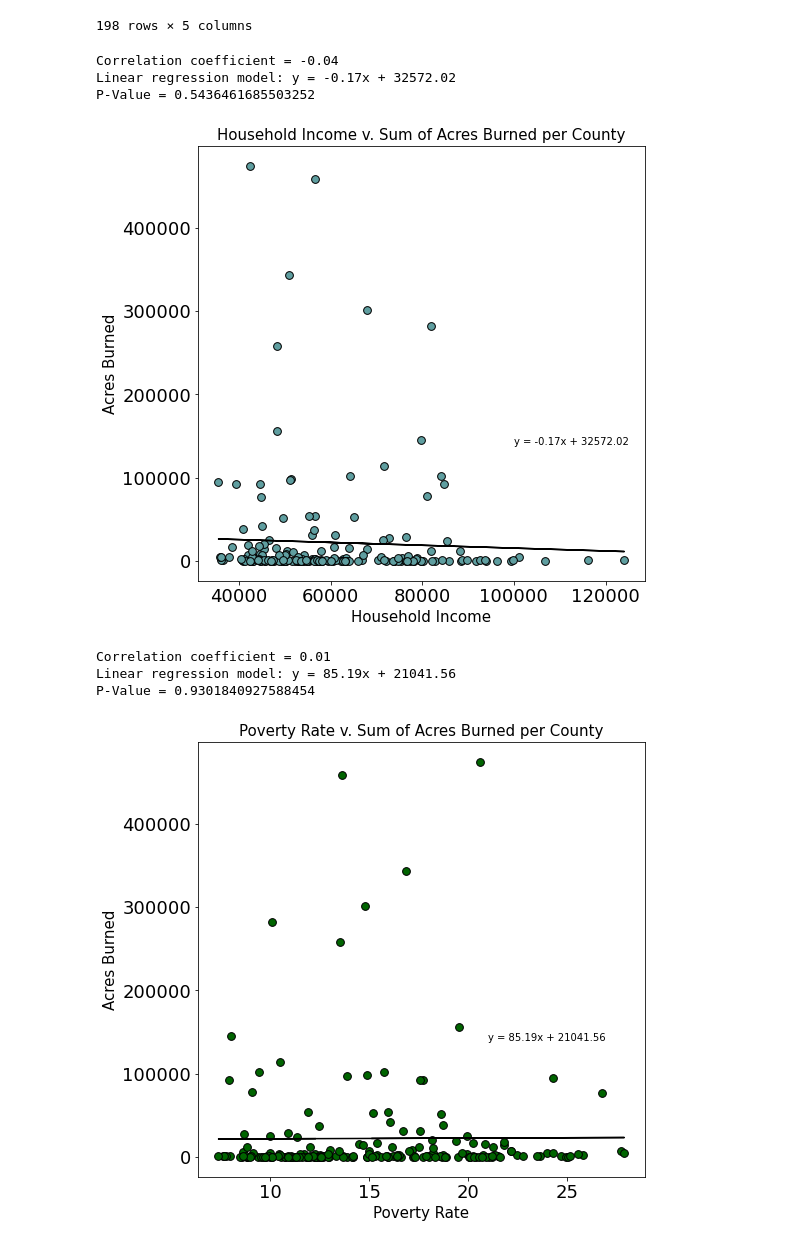
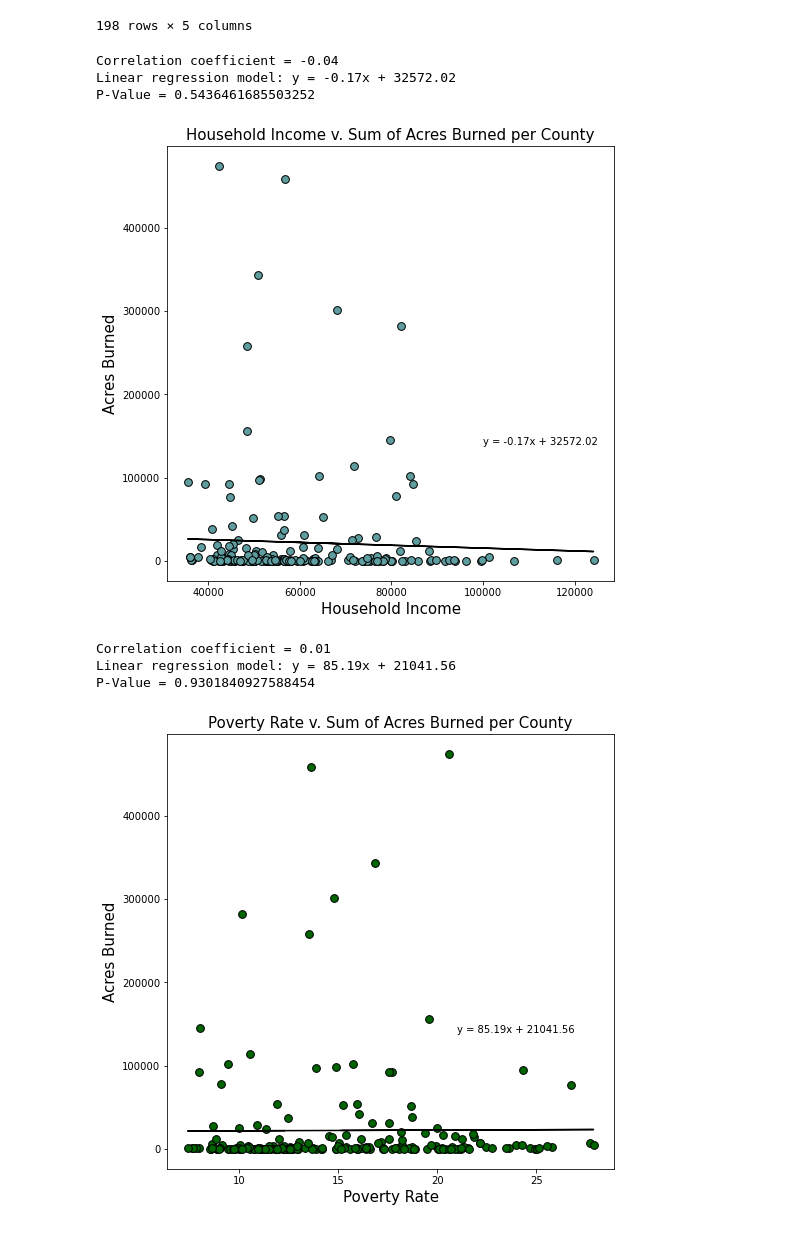
Before and after one commit to KeSavanh/Project_1, a Jupyter notebook: Main/Analysis.ipynb, the cells around one changed output. Drawn from its saved outputs; the diff is of its cells as text; code cells hidden in the pictures.

Commit message:
adding fixed images

```diff
--- a/Main/Analysis.ipynb
+++ b/Main/Analysis.ipynb
@@ -256,6 +256,8 @@ plt.figure(figsize=(8,8))
 plt.title("Household Income v. Sum of Acres Burned per County", fontsize = '15')
 plt.xlabel("Household Income", fontsize = '15')
 plt.ylabel("Acres Burned", fontsize = '15')
+plt.xticks(fontsize = 10)
+plt.yticks(fontsize = 10)
 plt.scatter(x, y, marker = "o", color = "cadetblue", edgecolors = "black", s = 60)
 
 (slope, intercept, rvalue, pvalue, stderr) = st.linregress(x, y)
@@ -276,38 +278,40 @@ plt.show()
 Correlation coefficient = -0.04
 Linear regression model: y = -0.17x + 32572.02
 P-Value = 0.5436461685503252
-[figure, old version]
+[figure, new version]
 # %%
 # Create a scatterplot for poverty rate v. sum of acres burned per county
 
 x = cleaned_merged_sum_df['Poverty Rate']
 y = cleaned_merged_sum_df['Acres Burned']
 
 plt.figure(figsize=(8,8))
 plt.title("Poverty Rate v. Sum of Acres Burned per County", fontsize = '15')
 plt.xlabel("Poverty Rate", fontsize = '15')
 plt.ylabel("Acres Burned", fontsize = '15')
+plt.xticks(fontsize = 10)
+plt.yticks(fontsize = 10)
 plt.scatter(x, y, marker = "o", color = "darkgreen", edgecolors = "black", s = 60)
 
 (slope, intercept, rvalue, pvalue, stderr) = st.linregress(x, y)
 regress_values = x * slope + intercept
 line_eq = "y = " + str(round(slope,2)) + "x + " + str(round(intercept,2))
 plt.annotate(line_eq, (21, 140000), fontsize = 10, color = "black")
 
 print(f'Correlation coefficient = {round(rvalue,2)}')
 print(f'Linear regression model: {line_eq}')
 print(f'P-Value = {pvalue}')
 
 plt.plot(x,regress_values,"black")
 
 plt.savefig('data_output/Figures/Poverty_Rate_Sum_Acres_Burned.png')
 
 plt.show()
 # %% [output]
 Correlation coefficient = 0.01
 Linear regression model: y = 85.19x + 21041.56
 P-Value = 0.9301840927588454
-[figure, old version]
+[figure, new version]
 # %%
 # Create a scatterplot for poverty rate v. average acres burned
 
```
Also changed, not shown: parts of 2 cells of this notebook.
